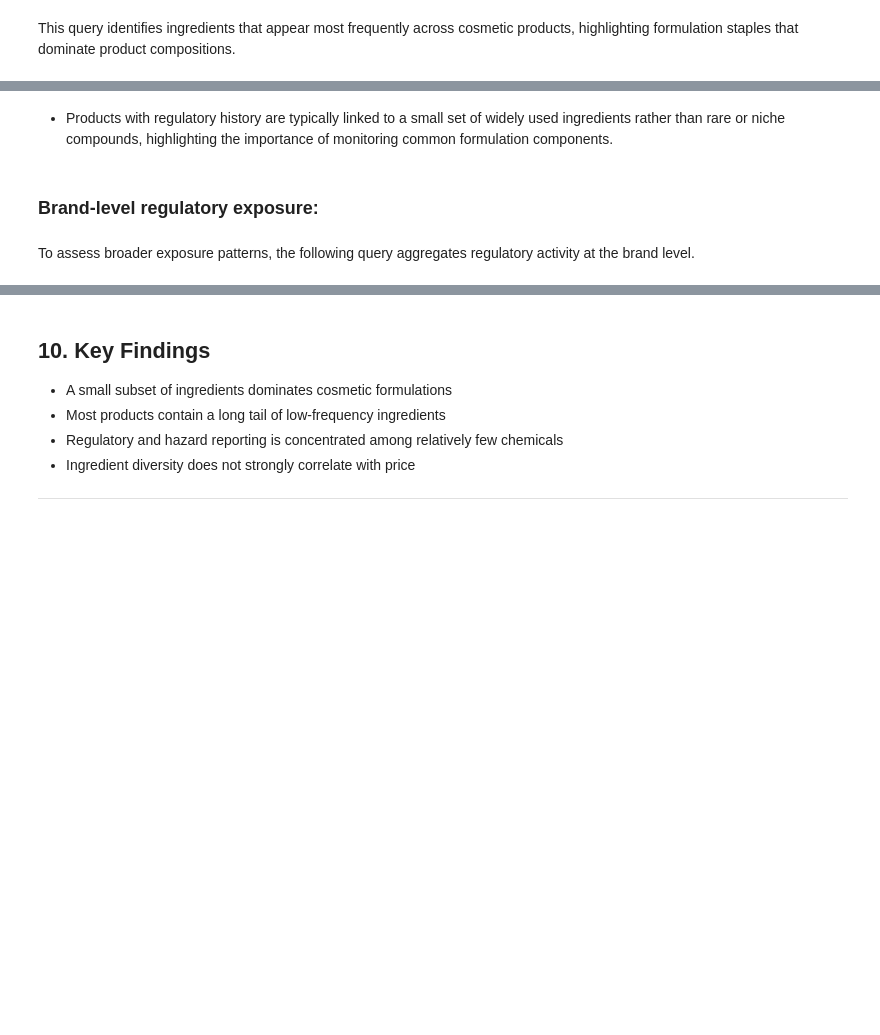
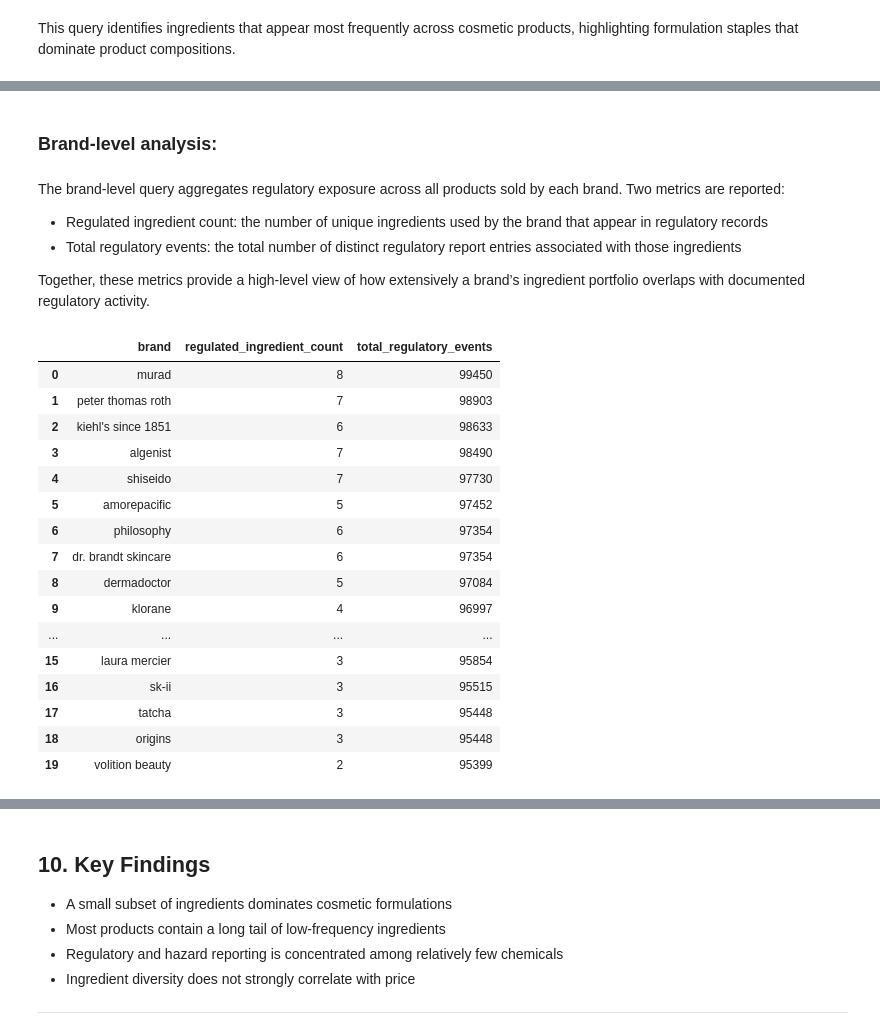
Before and after one commit to angelakberry/beauty_wizard, a Jupyter notebook: beauty_wizard.ipynb, the cells around one changed output, grey strips where cells are left out. Cells and saved outputs as stored; diff of their text form; code cells hidden in the pictures; blank space fills up the shorter version.

```diff
--- a/beauty_wizard.ipynb
+++ b/beauty_wizard.ipynb
@@ -419,6 +437,4 @@ plt.close()
 # %%
-# Database config
-PROJECT_ROOT = Path.cwd()
-DB_PATH = PROJECT_ROOT / "BeautyWiz.db"
-
-conn = sqlite3.connect(DB_PATH)
+# Create SQLite3 database schema
+conn = sqlite3.connect("BeautyWiz.db")
+conn.execute("PRAGMA foreign_keys = ON;")
@@ -482,9 +657,6 @@ GROUP BY product_id
 Which brands tend to use more complex formulations (more ingredients per product)?
 # %%
 # Average ingredients per product by brand
-
-conn = sqlite3.connect(DB_PATH)
-
 query_brand_complexity = '''
 SELECT
     p.brand,
@@ -522,9 +698,6 @@ plt.show()
 Which ingredients appear most frequently across cosmetic products?
 # %%
 # Ingredient prevalence
-
-conn = sqlite3.connect(DB_PATH)
-
 query_ingredients = '''
 SELECT
     i.ingredient_name,
@@ -570,8 +747,5 @@ This query shows individual products that contain ingredients with documented re
 # %%
 # Products with chemical reporting records
-
-conn = sqlite3.connect(DB_PATH)
-
 query_top_products_regulated_ingredients = """
 SELECT
     p.brand,
@@ -592,32 +778,52 @@ df_top_products
-# %% [markdown]
-* Products with regulatory history are typically linked to a small set of widely used ingredients rather than rare or niche compounds, highlighting the importance of monitoring common formulation components.
 # %% [markdown]
-### Brand-level regulatory exposure:
+### Brand-level analysis:
 # %% [markdown]
-To assess broader exposure patterns, the following query aggregates regulatory activity at the brand level.
+The brand-level query aggregates regulatory exposure across all products sold by each brand. Two metrics are reported:
+* Regulated ingredient count: the number of unique ingredients used by the brand that appear in regulatory records
+* Total regulatory events: the total number of distinct regulatory report entries associated with those ingredients
+
+Together, these metrics provide a high-level view of how extensively a brand’s ingredient portfolio overlaps with documented regulatory activity.
 # %%
 # Brands with chemical reporting records
 query_brand_exposure = """
-WITH ingredient_reports AS (
-    SELECT
-        ingredient_id,
-        COUNT(DISTINCT report_id) AS regulatory_event_count
-    FROM ChemicalReports
-    GROUP BY ingredient_id
+WITH brand_ingredients AS (
+    SELECT DISTINCT
+        p.brand,
+        cr.ingredient_id,
+        cr.report_id
+    FROM Products p
+    JOIN ProductIngredients pi
+        ON p.product_id = pi.product_id
+    JOIN ChemicalReports cr
+        ON pi.ingredient_id = cr.ingredient_id
 )
 SELECT
-    p.brand,
-    COUNT(DISTINCT ir.ingredient_id) AS regulated_ingredient_count,
-    SUM(ir.regulatory_event_count) AS total_regulatory_events
-FROM ingredient_reports ir
-JOIN ProductIngredients pi
-    ON ir.ingredient_id = pi.ingredient_id
-JOIN Products p
-    ON pi.product_id = p.product_id
-WHERE ir.regulatory_event_count > 0
-GROUP BY p.brand
+    brand,
+    COUNT(DISTINCT ingredient_id) AS regulated_ingredient_count,
+    COUNT(DISTINCT report_id) AS total_regulatory_events
+FROM brand_ingredients
+GROUP BY brand
 ORDER BY total_regulatory_events DESC;
 """
 
+#Brand hazard summary
 df_brand_hazards = pd.read_sql(query_brand_exposure, conn)
-df_brand_hazards.head(10)
+df_brand_hazards.head(20)
+# %% [output]
+|  | brand | regulated_ingredient_count | total_regulatory_events |
+| 0 | murad | 8 | 99450 |
+| 1 | peter thomas roth | 7 | 98903 |
+| 2 | kiehl's since 1851 | 6 | 98633 |
+| 3 | algenist | 7 | 98490 |
+| 4 | shiseido | 7 | 97730 |
+| 5 | amorepacific | 5 | 97452 |
+| 6 | philosophy | 6 | 97354 |
+| 7 | dr. brandt skincare | 6 | 97354 |
+| 8 | dermadoctor | 5 | 97084 |
+| 9 | klorane | 4 | 96997 |
+| ... | ... | ... | ... |
+| 15 | laura mercier | 3 | 95854 |
+| 16 | sk-ii | 3 | 95515 |
+| 17 | tatcha | 3 | 95448 |
+| 18 | origins | 3 | 95448 |
+| 19 | volition beauty | 2 | 95399 |
```
Also changed, not shown: parts of 52 cells of this notebook.
